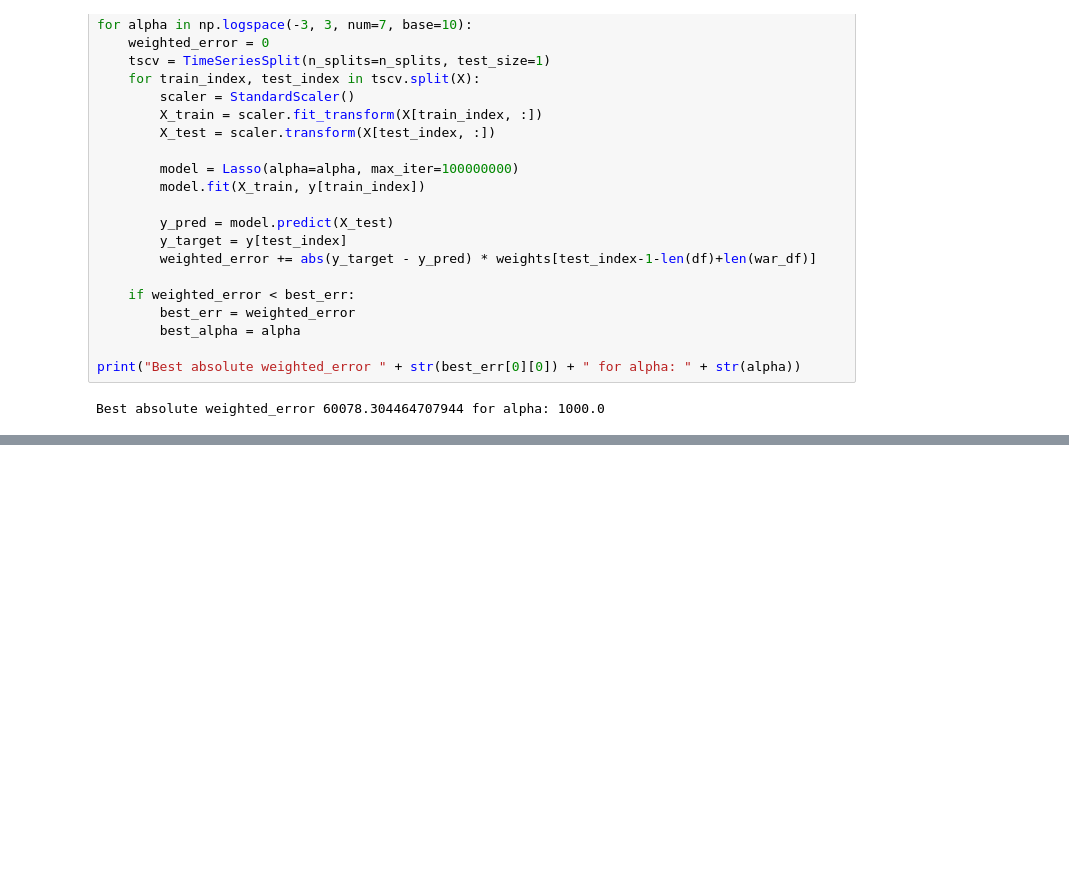
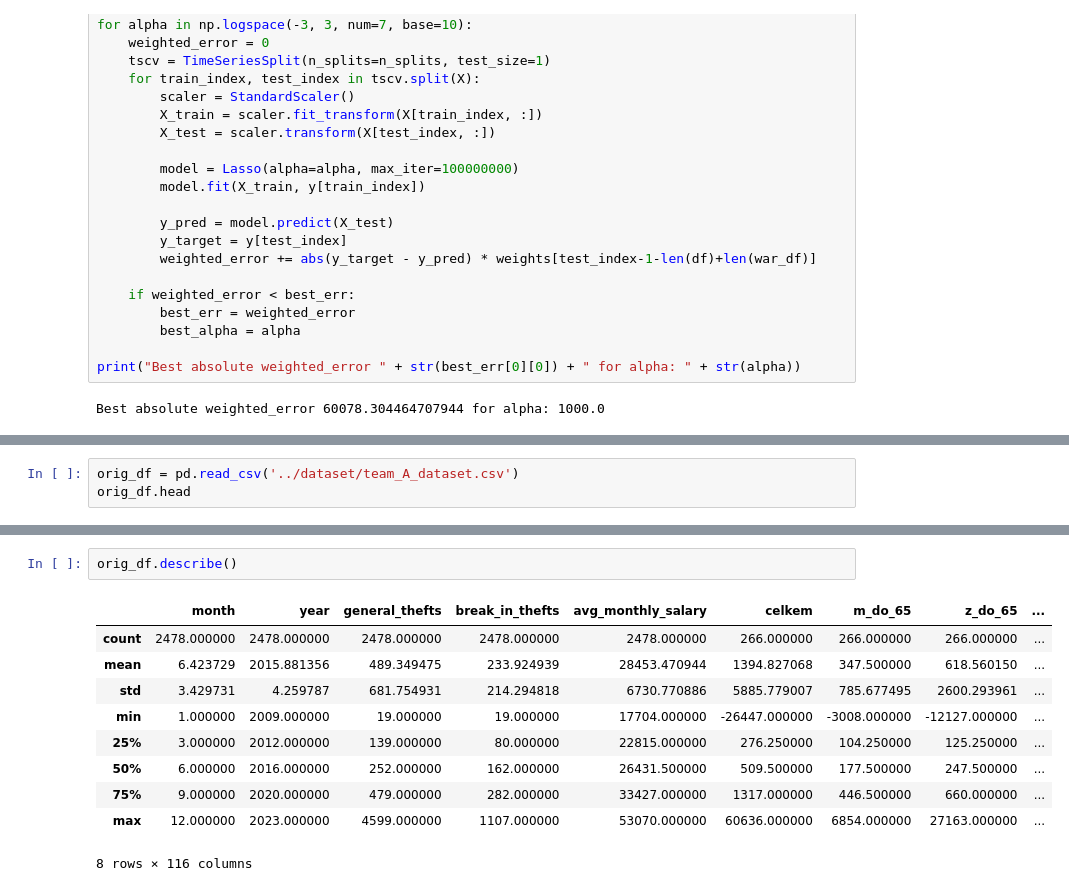
Before and after one commit to DianaKorladinova/SAN_Unemployment_Refugees, a Jupyter notebook: models/models.ipynb, the cells around one changed output, grey strips where cells are left out. Cells and saved outputs as stored; diff of their text form; blank space fills up the shorter version.

```diff
--- a/models/models.ipynb
+++ b/models/models.ipynb
@@ -134,0 +141,3 @@ Best absolute weighted_error 60078.304464707944 for alpha: 1000.0
+# %%
+orig_df = pd.read_csv('../dataset/team_A_dataset.csv')
+orig_df.head
@@ -134,0 +177,13 @@ Best absolute weighted_error 60078.304464707944 for alpha: 1000.0
+# %%
+orig_df.describe()
+# %% [output]
+|  | month | year | general_thefts | break_in_thefts | avg_monthly_salary | celkem | m_do_65 | z_do_65 | ... |
+| count | 2478.000000 | 2478.000000 | 2478.000000 | 2478.000000 | 2478.000000 | 266.000000 | 266.000000 | 266.000000 | ... |
+| mean | 6.423729 | 2015.881356 | 489.349475 | 233.924939 | 28453.470944 | 1394.827068 | 347.500000 | 618.560150 | ... |
+| std | 3.429731 | 4.259787 | 681.754931 | 214.294818 | 6730.770886 | 5885.779007 | 785.677495 | 2600.293961 | ... |
+| min | 1.000000 | 2009.000000 | 19.000000 | 19.000000 | 17704.000000 | -26447.000000 | -3008.000000 | -12127.000000 | ... |
+| 25% | 3.000000 | 2012.000000 | 139.000000 | 80.000000 | 22815.000000 | 276.250000 | 104.250000 | 125.250000 | ... |
+| 50% | 6.000000 | 2016.000000 | 252.000000 | 162.000000 | 26431.500000 | 509.500000 | 177.500000 | 247.500000 | ... |
+| 75% | 9.000000 | 2020.000000 | 479.000000 | 282.000000 | 33427.000000 | 1317.000000 | 446.500000 | 660.000000 | ... |
+| max | 12.000000 | 2023.000000 | 4599.000000 | 1107.000000 | 53070.000000 | 60636.000000 | 6854.000000 | 27163.000000 | ... |
+8 rows × 116 columns
```
Also changed, not shown: parts of 17 cells of this notebook.
